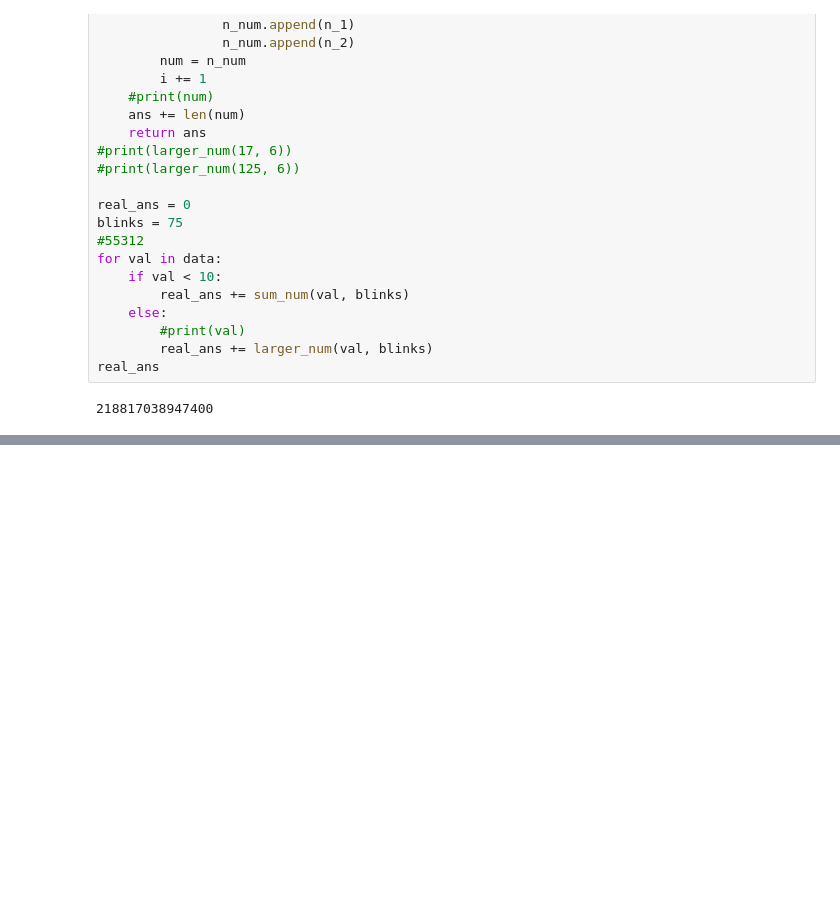
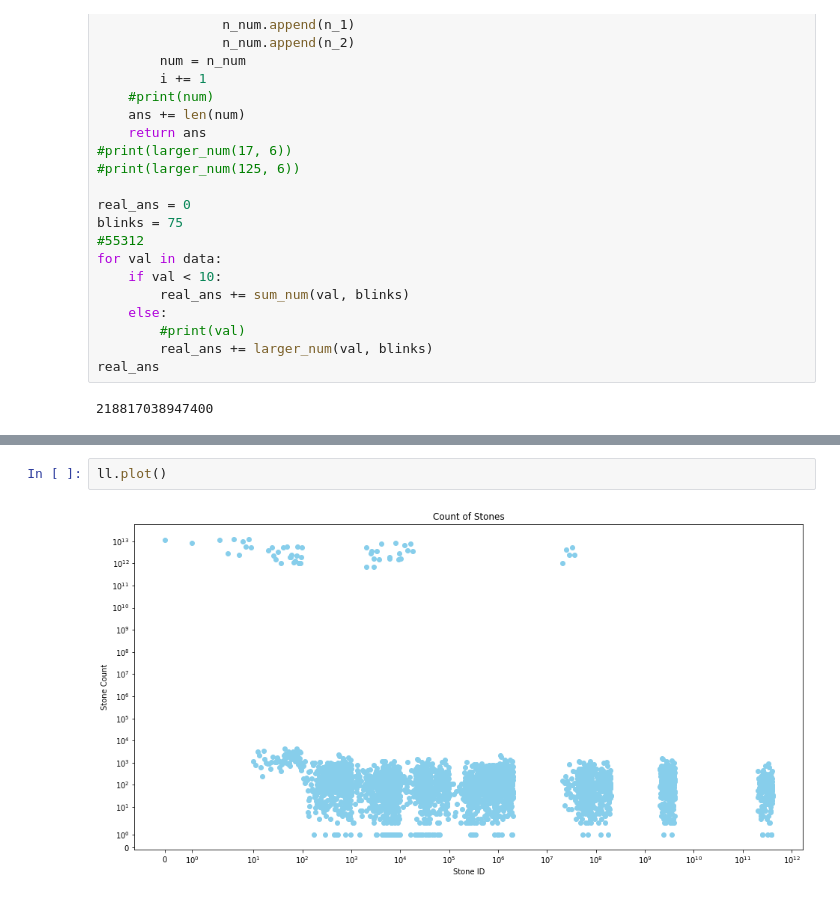
Before and after one commit to Hugoos/AOC, a Jupyter notebook: 2024/11-2.ipynb, the cells around one changed output, grey strips where cells are left out. Cells and saved outputs as stored; diff of their text form; blank space fills up the shorter version.

```diff
--- a/2024/11-2.ipynb
+++ b/2024/11-2.ipynb
@@ -224,0 +308,4 @@ num_9(10000)
+# %%
+ll.plot()
+# %% [output]
+[figure, added]
```
Also changed, not shown: parts of 5 cells of this notebook.
